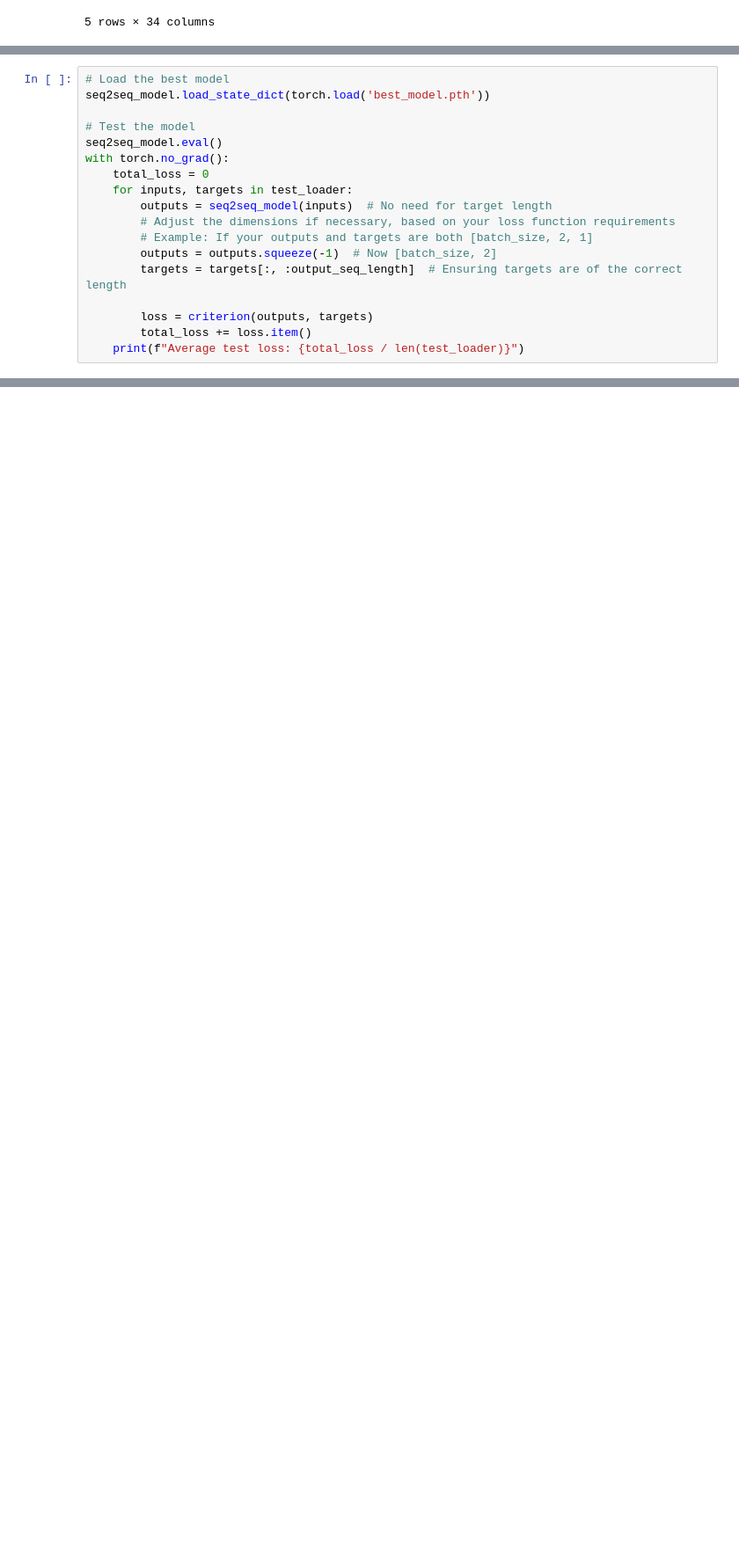
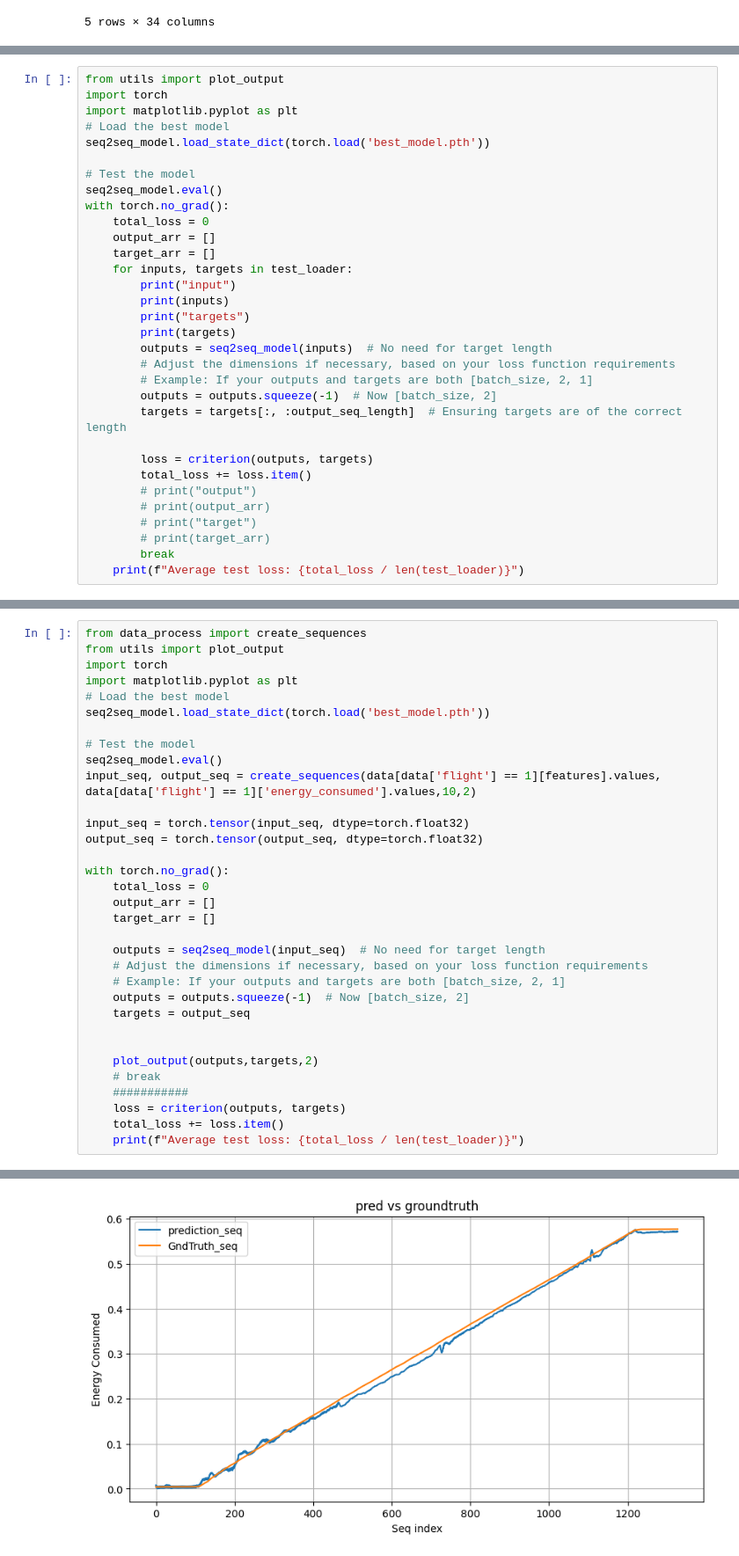
Before and after one commit to LeoLi23/553-ev-project, a Jupyter notebook: main.ipynb, the cells around one changed output, grey strips where cells are left out. Shown at 88% size. Cells and saved outputs as stored; diff of their text form; blank space fills up the shorter version.

```diff
--- a/main.ipynb
+++ b/main.ipynb
@@ -133,4 +119,7 @@ plot_losses(train_losses=train_losses, val_losses=val_losses)
 # %%
+from utils import plot_output
+import torch
+import matplotlib.pyplot as plt
 # Load the best model
 seq2seq_model.load_state_dict(torch.load('best_model.pth'))
 
@@ -138,7 +127,13 @@ seq2seq_model.load_state_dict(torch.load('best_model.pth'))
 seq2seq_model.eval()
 with torch.no_grad():
     total_loss = 0
+    output_arr = []
+    target_arr = []
     for inputs, targets in test_loader:
+        print("input")
+        print(inputs)
+        print("targets")
+        print(targets)
         outputs = seq2seq_model(inputs)  # No need for target length
         # Adjust the dimensions if necessary, based on your loss function requirements
         # Example: If your outputs and targets are both [batch_size, 2, 1]
@@ -147,5 +142,10 @@ with torch.no_grad():
 
         loss = criterion(outputs, targets)
         total_loss += loss.item()
+        # print("output")
+        # print(output_arr)
+        # print("target")
+        # print(target_arr)
+        break
     print(f"Average test loss: {total_loss / len(test_loader)}")
 # %% [output]
@@ -152,0 +169,34 @@ Average test loss: 0.00044739922954098574
+# %%
+from data_process import create_sequences
+from utils import plot_output
+import torch
+import matplotlib.pyplot as plt
+# Load the best model
+seq2seq_model.load_state_dict(torch.load('best_model.pth'))
+
+# Test the model
+seq2seq_model.eval()
+input_seq, output_seq = create_sequences(data[data['flight'] == 1][features].values, data[data['flight'] == 1]['energy_consumed'].values,10,2)
+
+input_seq = torch.tensor(input_seq, dtype=torch.float32)
+output_seq = torch.tensor(output_seq, dtype=torch.float32)
+
+with torch.no_grad():
+    total_loss = 0
+    output_arr = []
+    target_arr = []
+
+    outputs = seq2seq_model(input_seq)  # No need for target length
+    # Adjust the dimensions if necessary, based on your loss function requirements
+    # Example: If your outputs and targets are both [batch_size, 2, 1]
+    outputs = outputs.squeeze(-1)  # Now [batch_size, 2]
+    targets = output_seq
+
+
+    plot_output(outputs,targets,2)
+    # break
+    ###########
+    loss = criterion(outputs, targets)
+    total_loss += loss.item()
+    print(f"Average test loss: {total_loss / len(test_loader)}")
+# %% [output]
@@ -152,0 +205 @@ Average test loss: 0.00044739922954098574
+[figure, added]
```
Also changed, not shown: parts of 5 cells of this notebook.
